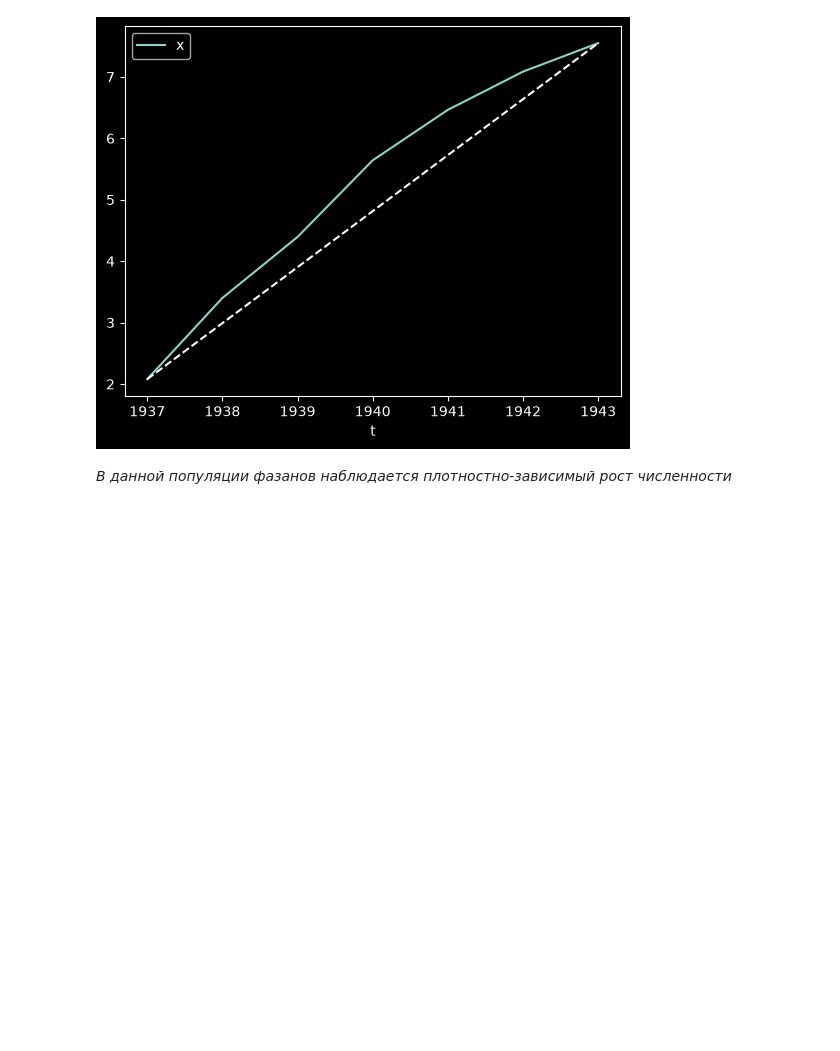
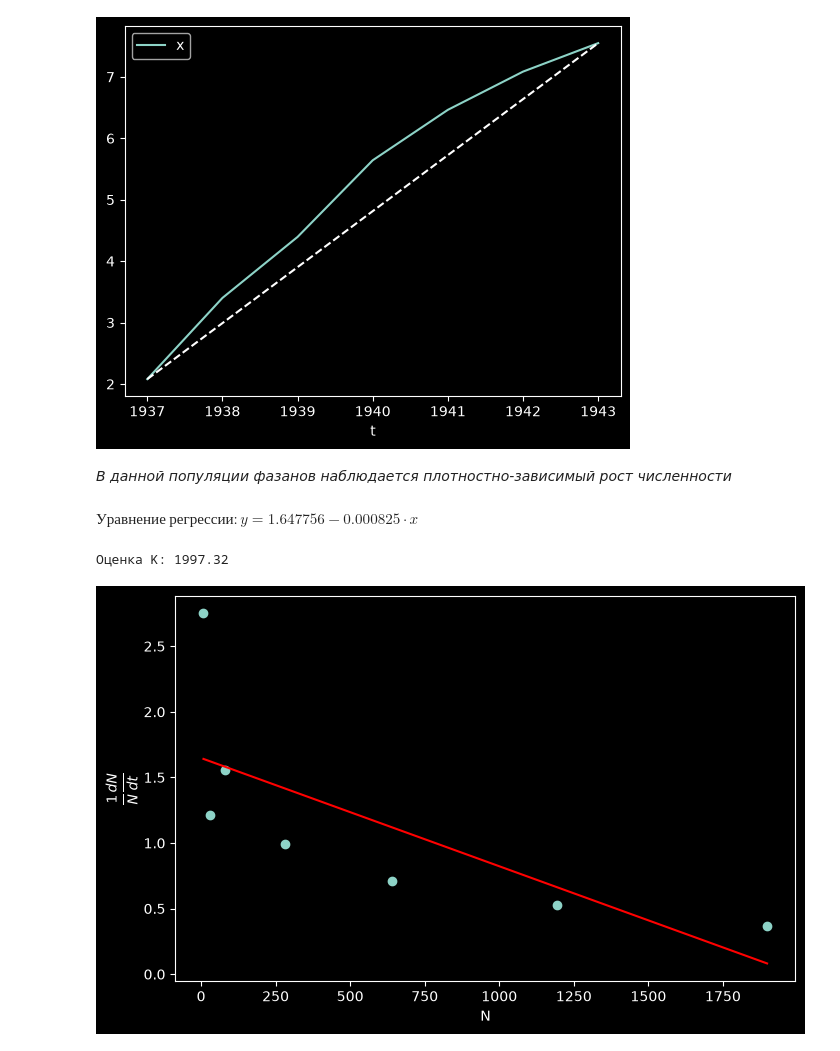
Before and after one commit to IAmSerepok/StudyProjects, a Jupyter notebook: Master/Course 1/Модели природных и технических процессов/lab2/main.ipynb, the cells around one changed output. Drawn from its saved outputs; the diff is of its cells as text; code cells hidden in the pictures; blank space fills up the shorter version.

```diff
--- a/Master/Course 1/Модели природных и технических процессов/lab2/main.ipynb
+++ b/Master/Course 1/Модели природных и технических процессов/lab2/main.ipynb
@@ -26,3 +29,38 @@ plt.plot(list(log_df.index[::len(df)-1]), list(log_df.x[::len(df)-1]),
 [figure]
 # %% [markdown]
 *В данной популяции фазанов наблюдается плотностно-зависимый рост численности*
+# %%
+x = df['x'].values.astype(float)
+t = df.index.values.astype(float)
+
+# Центральные разности
+dxdt = np.zeros_like(x)
+for i in range(1, len(x)-1):
+    dxdt[i] = (x[i+1] - x[i-1]) / (t[i+1] - t[i-1])
+
+# Односторонние разности
+dxdt[0] = (x[1] - x[0]) / (t[1] - t[0])
+dxdt[-1] = (x[-1] - x[-2]) / (t[-1] - t[-2])
+
+# Удельная скорость роста
+specific_growth = dxdt / x
+
+slope, intercept, r_value, p_value, std_err = stats.linregress(x, specific_growth)
+
+display(Math(f'Уравнение ~ регрессии: ' + f'y = {intercept:.6f} {slope:.6f} \\cdot x'))
+
+K_est = -intercept / slope
+print(f'Оценка K: {K_est:.2f}')
+
+plt.figure(figsize=(8, 5))
+plt.plot(x, specific_growth, 'o')
+plt.plot(x, intercept + slope*x, 'r-')
+
+plt.xlabel('N')
+plt.ylabel('$\\dfrac{1}{N}\\dfrac{dN}{dt}$')
+
+plt.show()
+# %% [output]
+$\displaystyle Уравнение ~ регрессии: y = 1.647756 -0.000825 \cdot x$
+Оценка K: 1997.32
+[figure, added]
```
Also changed, not shown: parts of 4 cells of this notebook.
